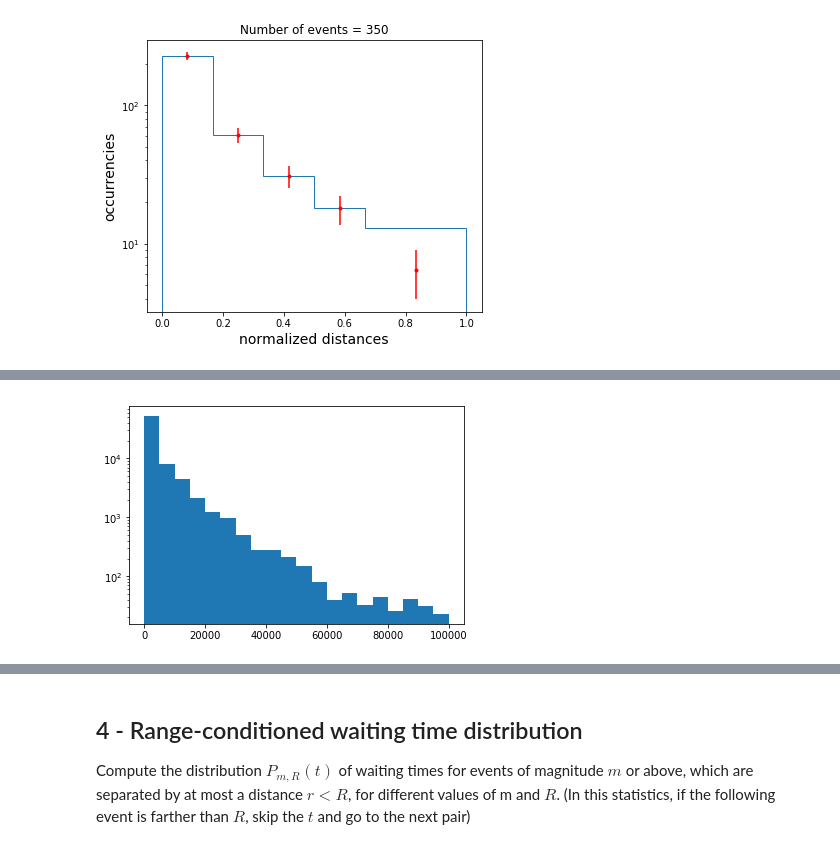
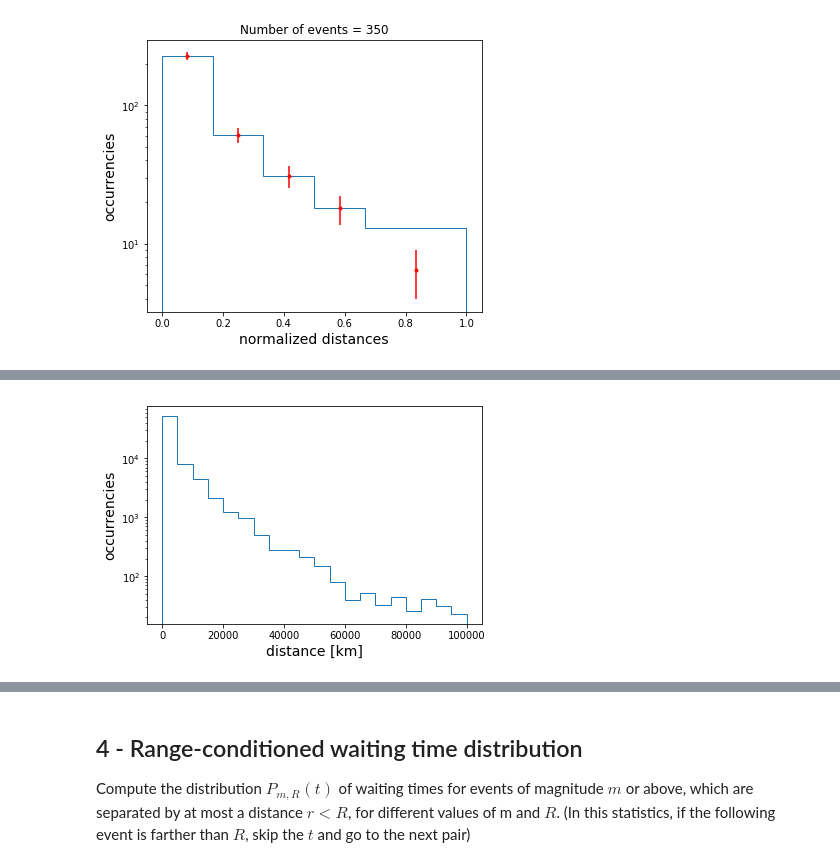
Before and after one commit to mango915/Earthquakes, a Jupyter notebook: nico.ipynb, the cells around one changed output, grey strips where cells are left out. Cells and saved outputs as stored; diff of their text form; code cells hidden in the pictures.

```diff
--- a/nico.ipynb
+++ b/nico.ipynb
@@ -872,8 +987,8 @@ plot_Pm_r_tree(dist_truncated, bin_number = bins)
 # %%
-#dist_trunc = dist_truncated[dist_truncated < 50000]
-dist_trunc = dist_truncated
-n, bins, _ = plt.hist(dist_trunc, bins = 20)
+n, bins, _ = plt.hist(dist_truncated, bins = 20, histtype = 'step')
+plt.xlabel('distance [km]', fontsize = 14)
+plt.ylabel('occurrencies', fontsize = 14)
 plt.yscale('log')
 plt.show()
 # %% [output]
-[figure, old version]
+[figure, new version]
```
Also changed, not shown: parts of 29 cells of this notebook.
